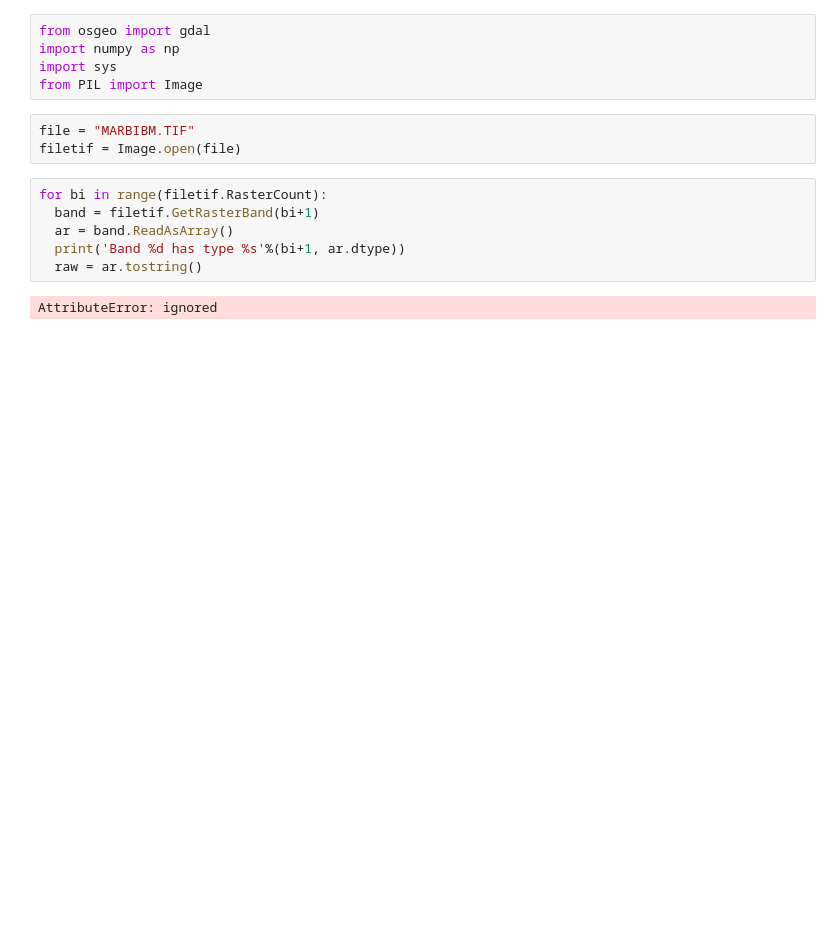
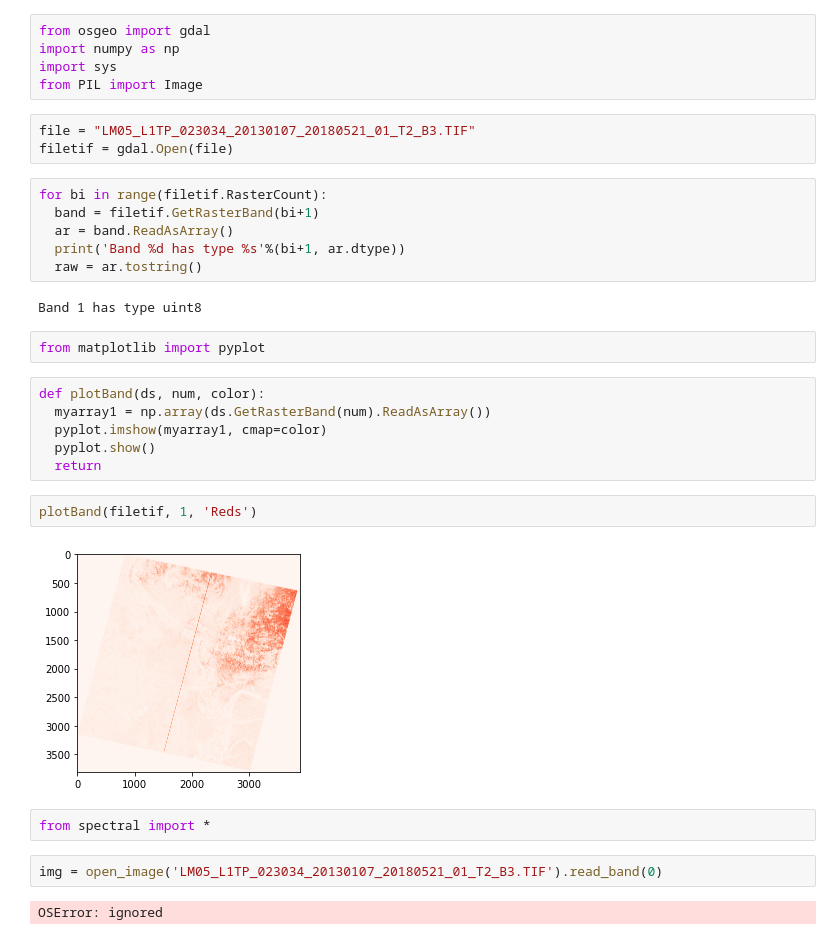
Before and after one commit to Aryanaut/eutro-reverso, a Jupyter notebook: workingWithMultispectralDataTiff.ipynb, the cells around one changed output. Saved outputs shown, nothing was run; the diff lists cells and outputs as text; blank space fills up the shorter version.

```diff
--- a/workingWithMultispectralDataTiff.ipynb
+++ b/workingWithMultispectralDataTiff.ipynb
@@ -49,8 +19,8 @@ import numpy as np
 import sys
 from PIL import Image
 # %%
-file = "MARBIBM.TIF"
-filetif = Image.open(file)
+file = "LM05_L1TP_023034_20130107_20180521_01_T2_B3.TIF"
+filetif = gdal.Open(file)
 # %%
 for bi in range(filetif.RasterCount):
   band = filetif.GetRasterBand(bi+1)
@@ -58,4 +28,22 @@ for bi in range(filetif.RasterCount):
   print('Band %d has type %s'%(bi+1, ar.dtype))
   raw = ar.tostring()
 # %% [output]
-AttributeError: ignored
+Band 1 has type uint8
+# %%
+from matplotlib import pyplot
+# %%
+def plotBand(ds, num, color):
+  myarray1 = np.array(ds.GetRasterBand(num).ReadAsArray())
+  pyplot.imshow(myarray1, cmap=color)
+  pyplot.show()
+  return
+# %%
+plotBand(filetif, 1, 'Reds')
+# %% [output]
+[figure, added]
+# %%
+from spectral import *
+# %%
+img = open_image('LM05_L1TP_023034_20130107_20180521_01_T2_B3.TIF').read_band(0)
+# %% [output]
+OSError: ignored
```
Also changed, not shown: parts of 3 cells of this notebook.
